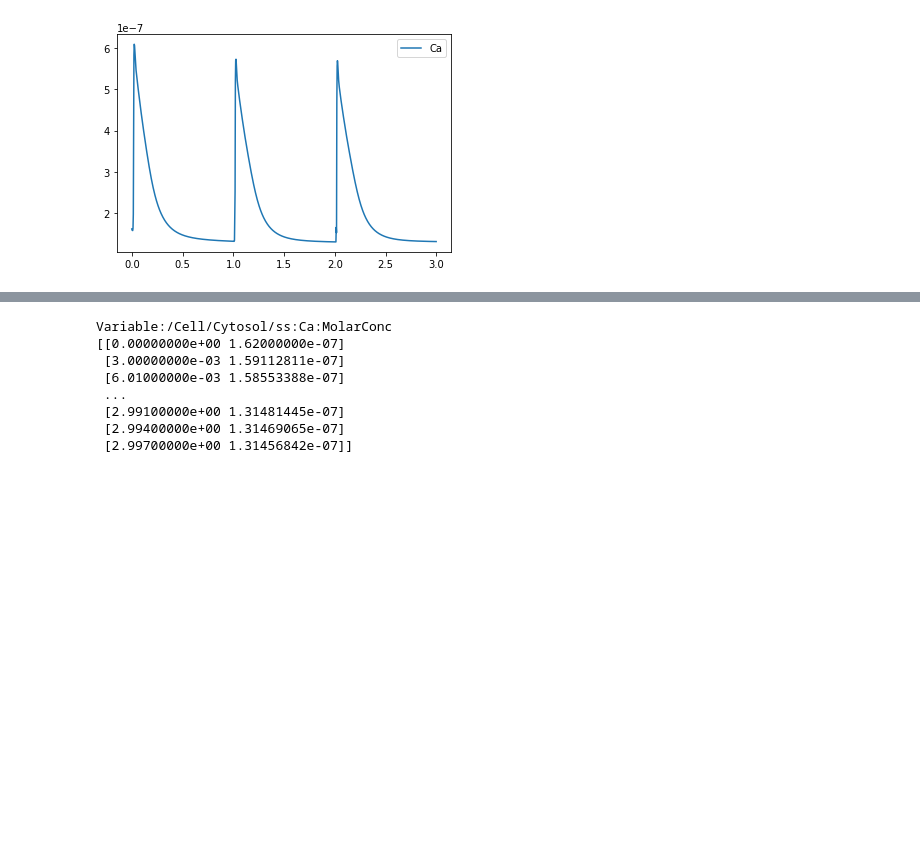
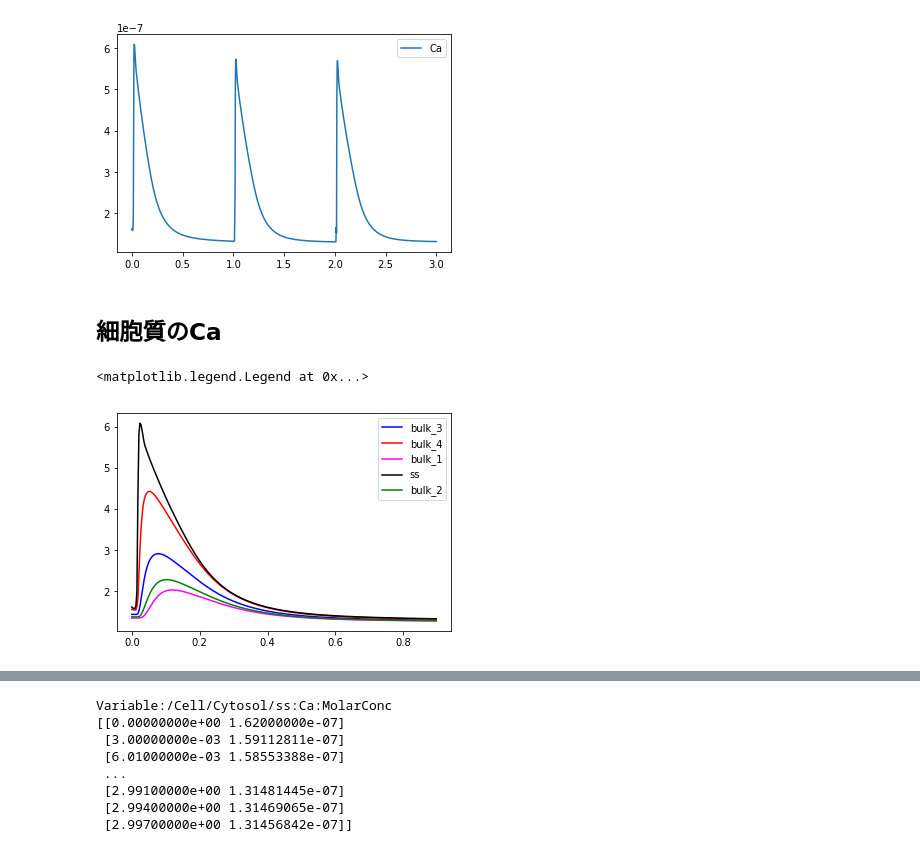
Before and after one commit to nonoko-1015/CardiacMyocytes-Koivumaki_2011, a Jupyter notebook: Koivumaki-2011.ipynb, the cells around one changed output, grey strips where cells are left out. Saved outputs shown, nothing was run; the diff lists cells and outputs as text; code cells hidden in the pictures; blank space fills up the shorter version.

```diff
--- a/Koivumaki-2011.ipynb
+++ b/Koivumaki-2011.ipynb
@@ -216,3 +216,32 @@ plt.legend( loc = 'upper right' )
 # %% [output]
 <matplotlib.legend.Legend at 0x...>
 [figure]
+# %% [markdown]
+## 細胞質のCa
+# %%
+FullPNs_for_plot = [
+    'Variable:/Cell/Cytosol/ss:Ca:MolarConc',
+    'Variable:/Cell/Cytosol/bulk_1:Ca:MolarConc',
+    'Variable:/Cell/Cytosol/bulk_2:Ca:MolarConc',
+    'Variable:/Cell/Cytosol/bulk_3:Ca:MolarConc',
+    'Variable:/Cell/Cytosol/bulk_4:Ca:MolarConc',
+]
+
+plot_colors = dict(
+    ss     = 'black',
+    bulk_1 = 'magenta',
+    bulk_2 = 'green',
+    bulk_3 = 'blue',
+    bulk_4 = 'red',
+)
+
+plt.figure()
+for FullPN, d in Data_dict.items():
+    if FullPN in FullPNs_for_plot:
+        name = FullPN.split(':')[ 1 ].split('/')[-1]
+        plt.plot( d[ :300, 0 ], d[ :300, 1 ] * 10e6, label = name, color = plot_colors[ name ] )
+
+plt.legend( loc = 'upper right' )
+# %% [output]
+<matplotlib.legend.Legend at 0x...>
+[figure, added]
```
Also changed, not shown: parts of 15 cells of this notebook.
